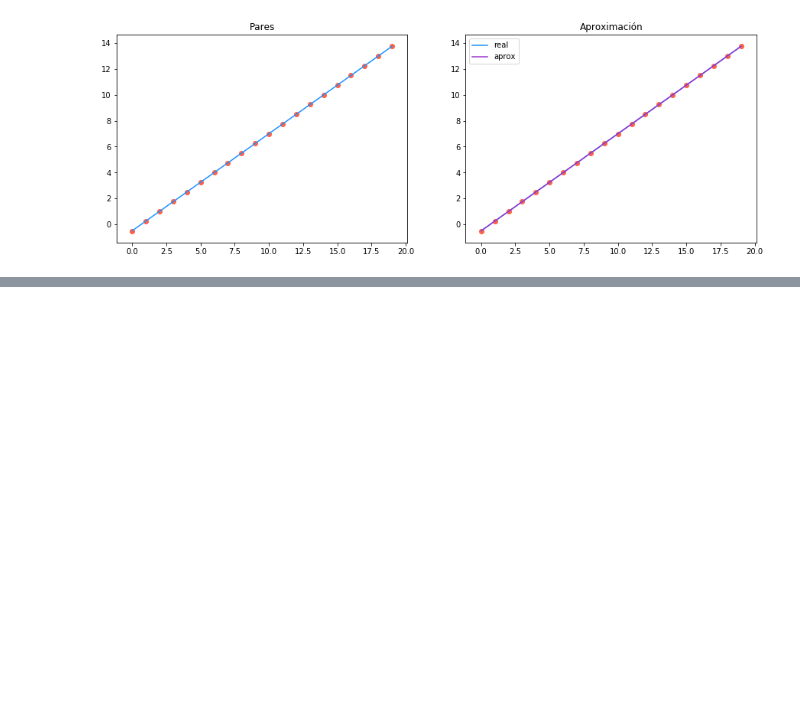
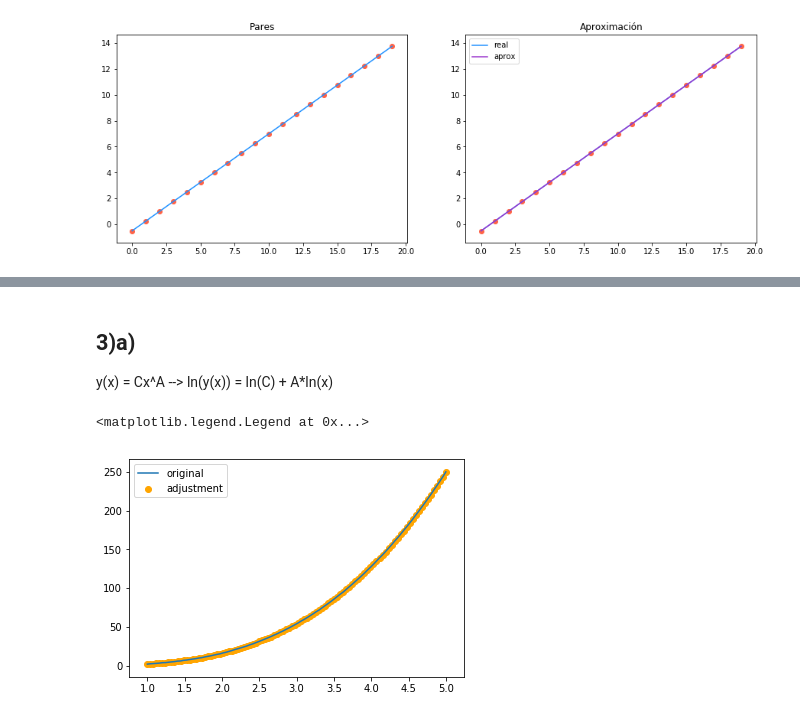
Before and after one commit to alexwicher/Numerico2020, a Jupyter notebook: Lab4/lab4.ipynb, the cells around one changed output, grey strips where cells are left out. Cells and saved outputs as stored; diff of their text form; code cells hidden in the pictures; blank space fills up the shorter version.

```diff
--- a/Lab4/lab4.ipynb
+++ b/Lab4/lab4.ipynb
@@ -75,0 +140,22 @@ unoA()
+# %% [markdown]
+## 3)a)
+y(x) = Cx^A --> ln(y(x)) = ln(C) + A*ln(x)
+# %%
+datos3a = np.loadtxt('Data/datos3a.dat')
+datos3b = np.loadtxt('Data/datos3b.dat')
+
+x, y = datos3a
+x_ln = np.log(x)
+y_ln = np.log(y)
+
+p = np.polyfit(x_ln, y_ln, 1)
+
+A, C = p
+C = np.exp(C)
+y_pred = C * pow(x, A)
+plt.plot(x, y, label='original')
+plt.scatter(x, y_pred, label='adjustment', color='orange')
+plt.legend()
+# %% [output]
+<matplotlib.legend.Legend at 0x...>
+[figure, added]
```
Also changed, not shown: parts of 8 cells of this notebook, 1 other file.
